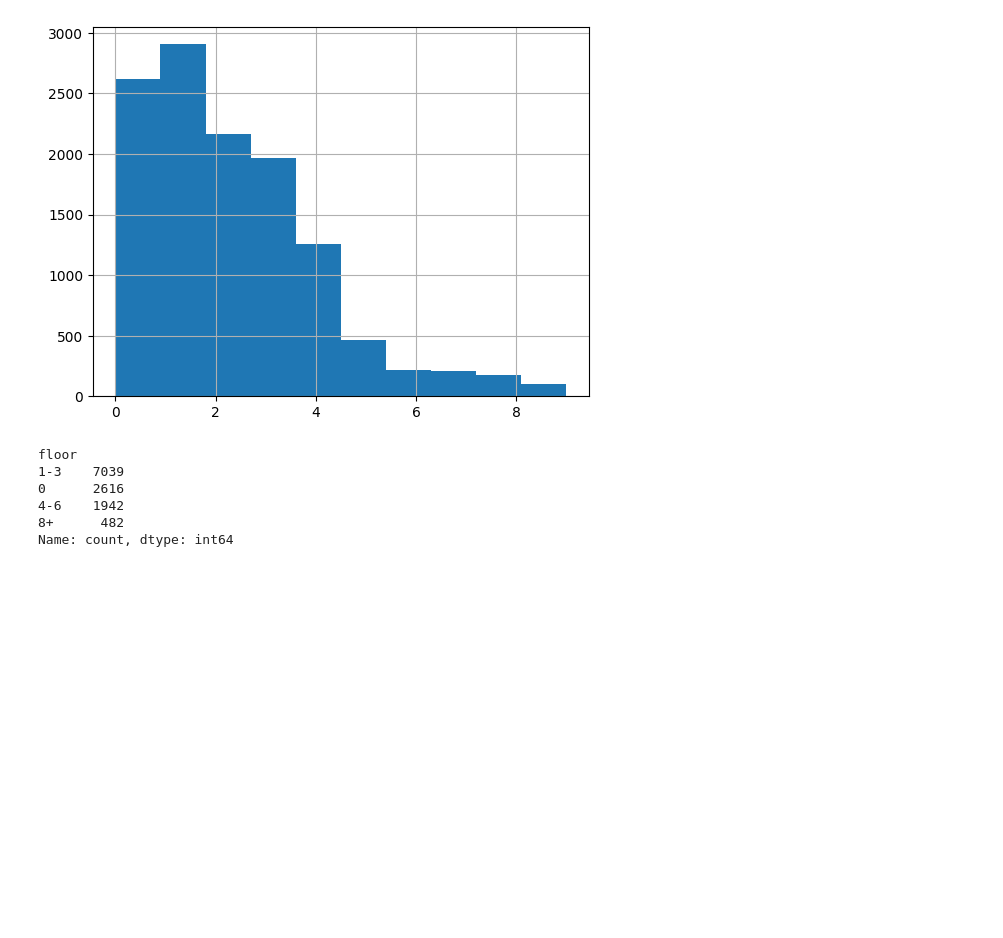
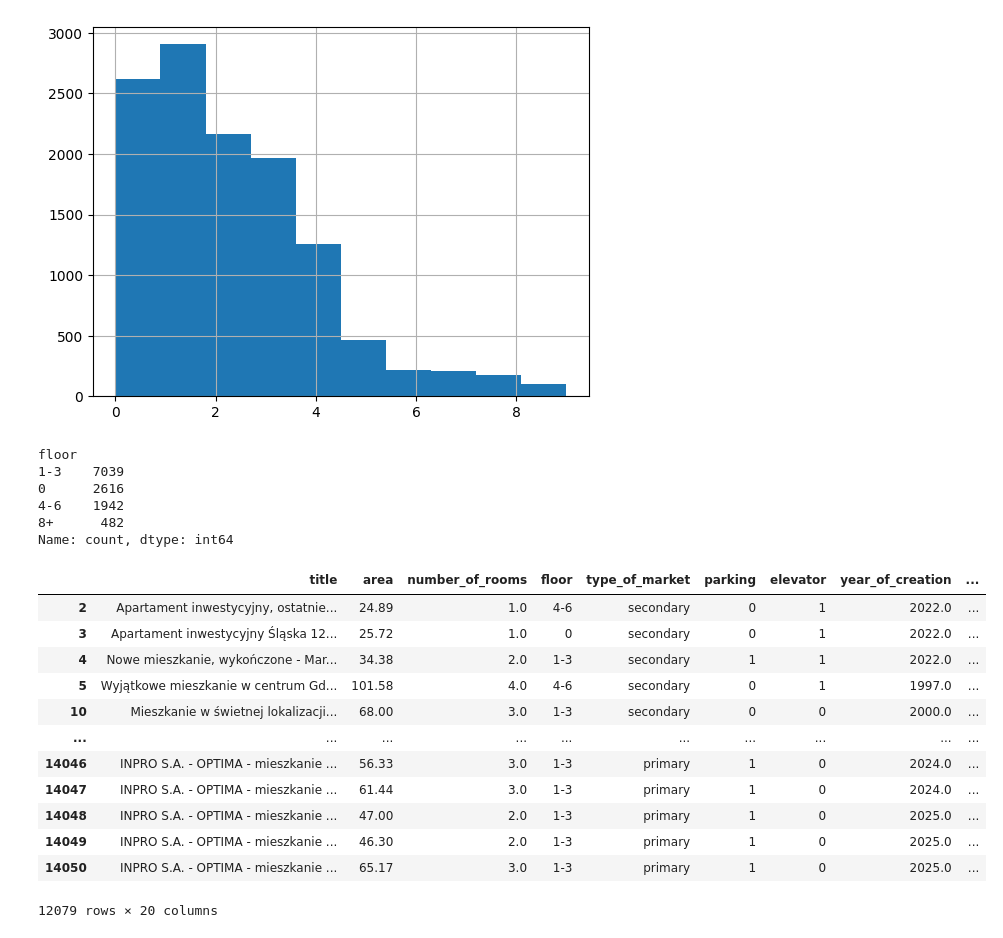
Before and after one commit to Krzy-Doma/Real_estate_price_forecasting, a Jupyter notebook: Dealing_with_na.ipynb, the cells around one changed output. Cells and saved outputs as stored; diff of their text form; code cells hidden in the pictures; blank space fills up the shorter version.

```diff
--- a/Dealing_with_na.ipynb
+++ b/Dealing_with_na.ipynb
@@ -376,3 +389,19 @@ floor
 4-6    1942
 8+      482
 Name: count, dtype: int64
+# %%
+df
+# %% [output]
+|  | title | area | number_of_rooms | floor | type_of_market | parking | elevator | year_of_creation | ... |
+| 2 | Apartament inwestycyjny, ostatnie... | 24.89 | 1.0 | 4-6 | secondary | 0 | 1 | 2022.0 | ... |
+| 3 | Apartament inwestycyjny Śląska 12... | 25.72 | 1.0 | 0 | secondary | 0 | 1 | 2022.0 | ... |
+| 4 | Nowe mieszkanie, wykończone - Mar... | 34.38 | 2.0 | 1-3 | secondary | 1 | 1 | 2022.0 | ... |
+| 5 | Wyjątkowe mieszkanie w centrum Gd... | 101.58 | 4.0 | 4-6 | secondary | 0 | 1 | 1997.0 | ... |
+| 10 | Mieszkanie w świetnej lokalizacji... | 68.00 | 3.0 | 1-3 | secondary | 0 | 0 | 2000.0 | ... |
+| ... | ... | ... | ... | ... | ... | ... | ... | ... | ... |
+| 14046 | INPRO S.A. - OPTIMA - mieszkanie ... | 56.33 | 3.0 | 1-3 | primary | 1 | 0 | 2024.0 | ... |
+| 14047 | INPRO S.A. - OPTIMA - mieszkanie ... | 61.44 | 3.0 | 1-3 | primary | 1 | 0 | 2024.0 | ... |
+| 14048 | INPRO S.A. - OPTIMA - mieszkanie ... | 47.00 | 2.0 | 1-3 | primary | 1 | 0 | 2025.0 | ... |
+| 14049 | INPRO S.A. - OPTIMA - mieszkanie ... | 46.30 | 2.0 | 1-3 | primary | 1 | 0 | 2025.0 | ... |
+| 14050 | INPRO S.A. - OPTIMA - mieszkanie ... | 65.17 | 3.0 | 1-3 | primary | 1 | 0 | 2025.0 | ... |
+12079 rows × 20 columns
```
Also changed, not shown: parts of 3 cells of this notebook, 1 other file.
